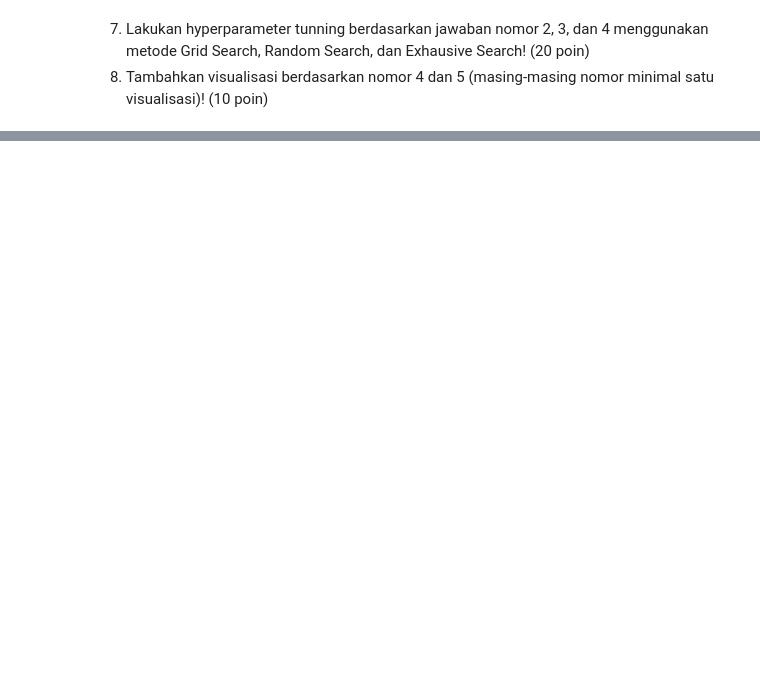
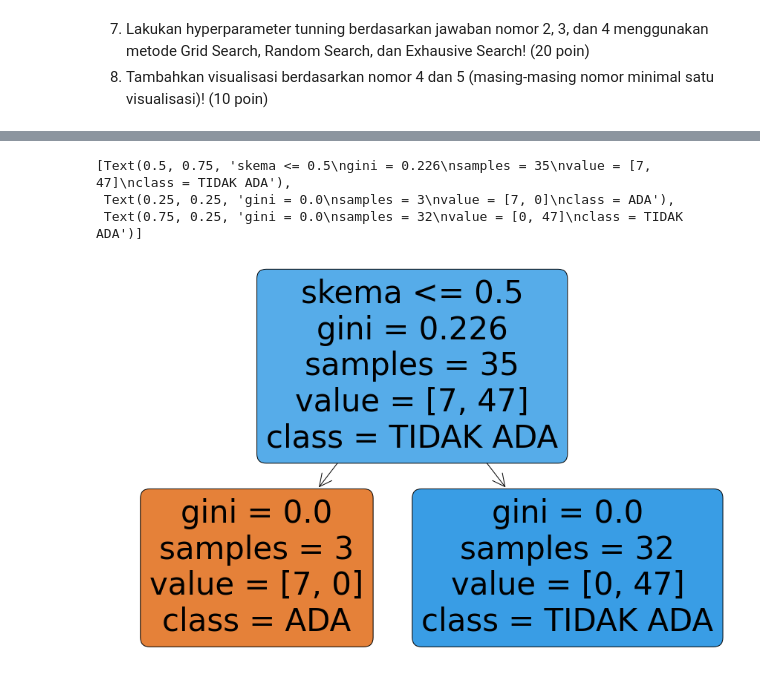
Before and after one commit to dhikaainul/Machine_Learning_Quiz_2, a Jupyter notebook: ML_Quiz2.ipynb, the cells around one changed output, grey strips where cells are left out. Saved outputs shown, nothing was run; the diff lists cells and outputs as text; code cells hidden in the pictures; blank space fills up the shorter version.

```diff
--- a/ML_Quiz2.ipynb
+++ b/ML_Quiz2.ipynb
@@ -505,0 +432,17 @@ plt.show()
+# %%
+# Pada kasus kali ini kita akan menggunakan seluruh parameter default dari RandomForest
+# Untuk detail parameter (hyperparameter) silahkan cek dokumentasi
+
+rf = RandomForestClassifier(n_estimators=10, random_state=1)
+
+# Sesuaikan dt ke set training
+rf.fit(X_train, y_train)
+
+# Memprediksi label set test
+y_pred_rf = rf.predict(X_test)
+
+#  menghitung set accuracy
+acc_rf = accuracy_score(y_test, y_pred_rf)
+print("Test set accuracy: {:.2f}".format(acc_rf))
+
+print(f"Test set accuracy: {acc_rf}")
@@ -508,0 +559,18 @@ plt.show()
+# %%
+import matplotlib.pyplot as plt
+from sklearn.tree import plot_tree
+
+fn=['keterlibatan_vltr','jml_vltr_terlibat','tahun','skema','jenis_luaran_hki','potensi_hki','luaran_lain','jenis_luaran_lain','status_luaran_lain']
+cn=['ADA', 'TIDAK ADA']
+
+fig = plt.figure(figsize=(15, 10))
+plot_tree(rf.estimators_[1],
+          feature_names=fn,
+          class_names=cn,
+          filled=True, impurity=True,
+          rounded=True)
+# %% [output]
+[Text(0.5, 0.75, 'skema <= 0.5\ngini = 0.226\nsamples = 35\nvalue = [7, 47]\nclass = TIDAK ADA'),
+ Text(0.25, 0.25, 'gini = 0.0\nsamples = 3\nvalue = [7, 0]\nclass = ADA'),
+ Text(0.75, 0.25, 'gini = 0.0\nsamples = 32\nvalue = [0, 47]\nclass = TIDAK ADA')]
+[figure, added]
```
Also changed, not shown: parts of 55 cells of this notebook.
